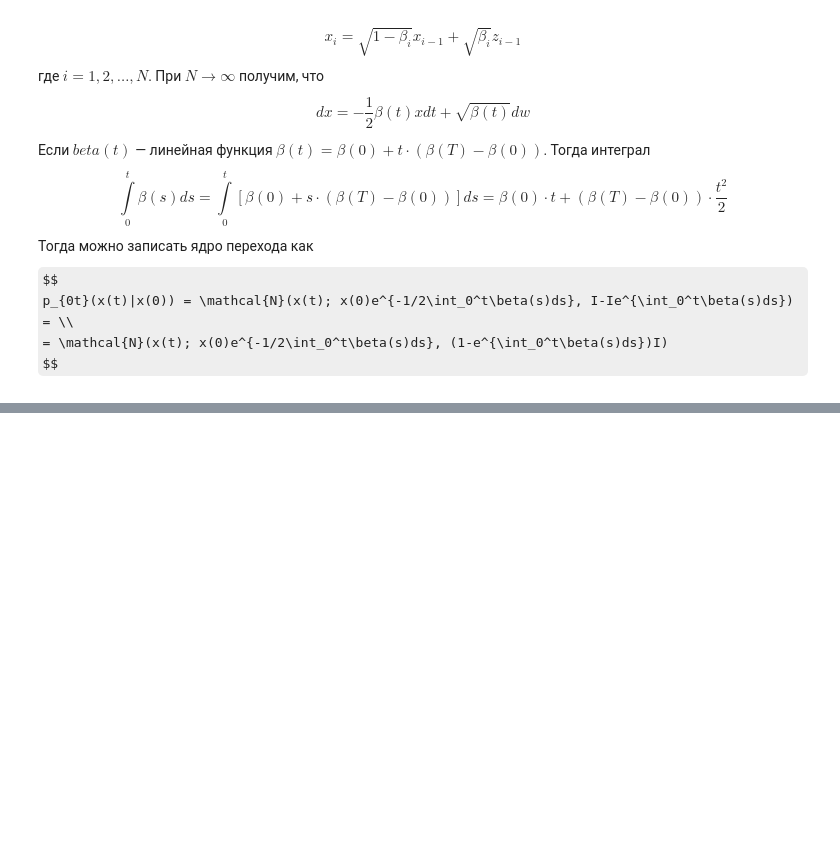
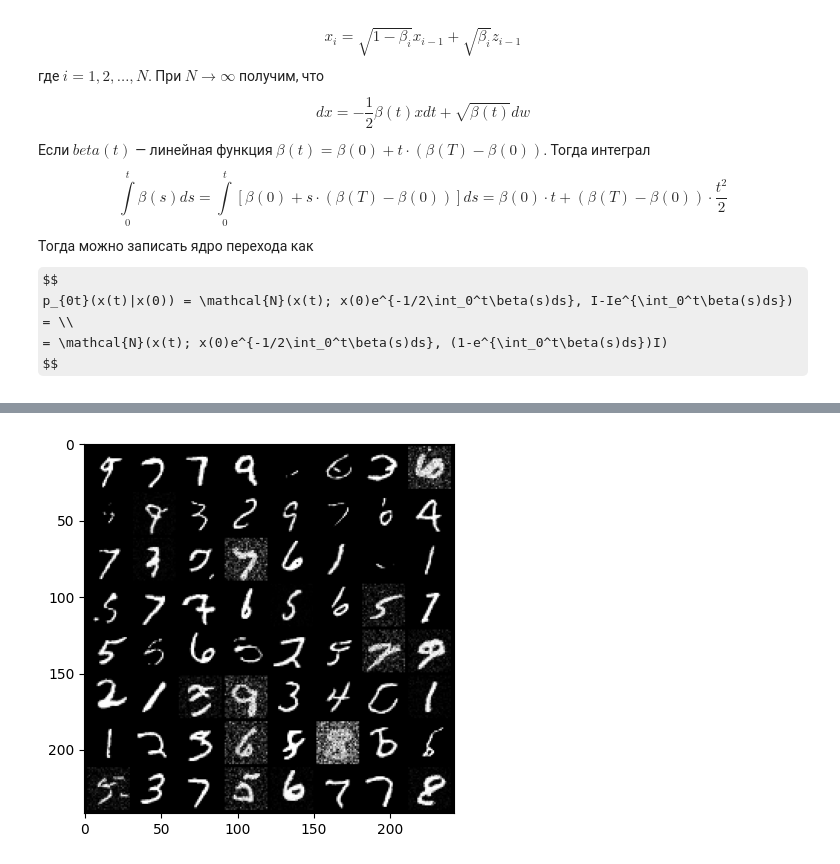
Before and after one commit to sswt/dive2gai, a Jupyter notebook: unit3/NeuralODE.ipynb, the cells around one changed output, grey strips where cells are left out. Cells and saved outputs as stored; diff of their text form; code cells hidden in the pictures; some formulas as TeX source; blank space fills up the shorter version.

```diff
--- a/unit3/NeuralODE.ipynb
+++ b/unit3/NeuralODE.ipynb
@@ -681,0 +747,6 @@ tensor([288.9498, 255.1563, 287.7413, 274.7783, 272.0470, 270.7300, 249.7079,
+# %%
+tweedie_sample = gen_sample + 1e-2 ** 2 * fake_model.score(ts[-1], gen_sample)
+plt.imshow(ToPILImage()(make_grid(postprocess(tweedie_sample), normalize=True)))
+plt.show()
+# %% [output]
+[figure, added]
```
Also changed, not shown: parts of 20 cells of this notebook, 4 other files.
